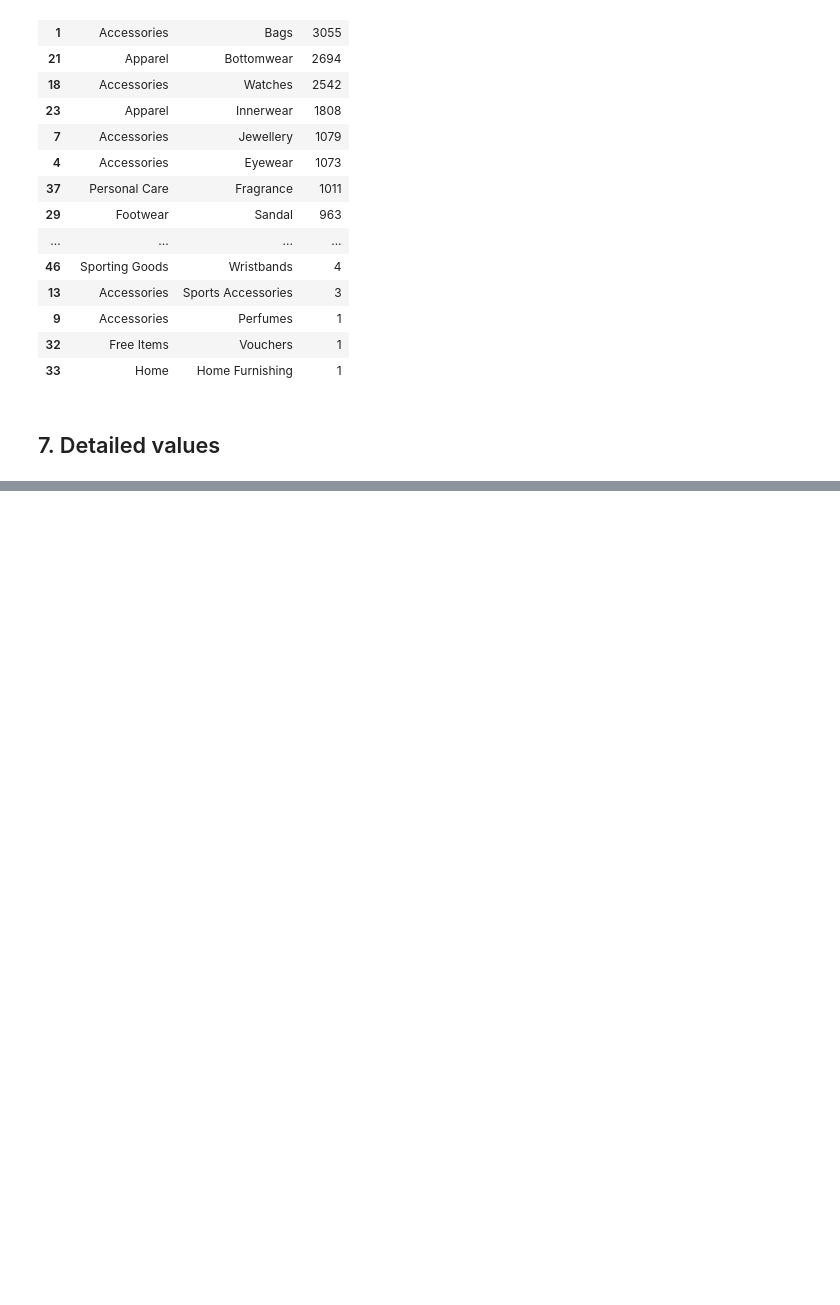
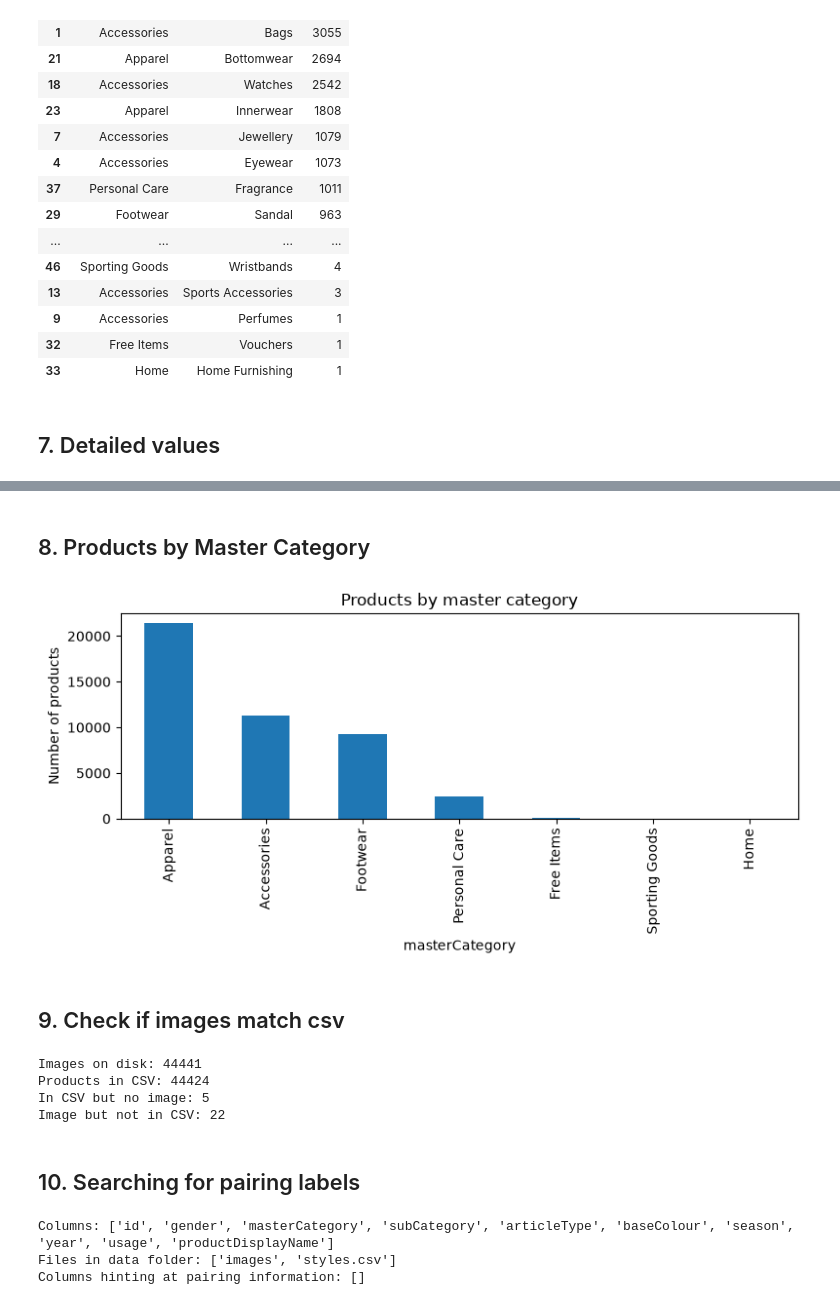
Before and after one commit to pragnika-labs/outfit-recommendation-engine, a Jupyter notebook: notebooks/01_dataset_inspection.ipynb, the cells around one changed output, grey strips where cells are left out. Drawn from its saved outputs; the diff is of its cells as text; code cells hidden in the pictures; blank space fills up the shorter version.

```diff
--- a/notebooks/01_dataset_inspection.ipynb
+++ b/notebooks/01_dataset_inspection.ipynb
@@ -114,0 +139,49 @@ cat_table
+# %% [markdown]
+## 8. Products by Master Category
+# %%
+os.makedirs('../documentation', exist_ok=True)
+
+plt.figure(figsize=(8,4))
+df['masterCategory'].value_counts().plot(kind='bar')
+
+plt.title('Products by master category')
+plt.ylabel('Number of products')
+plt.tight_layout()
+
+plt.savefig('../documentation/master_category_counts.png', dpi=150)
+plt.show()
+# %% [output]
+[figure, added]
+# %% [markdown]
+## 9. Check if images match csv
+# %%
+img_dir = '../data/images'
+img_ids = set(int(f.split('.')[0]) for f in os.listdir(img_dir)
+              if f.endswith('.jpg') and f.split('.')[0].isdigit())
+csv_ids = set(df['id'])
+
+print('Images on disk:', len(img_ids))
+print('Products in CSV:', len(csv_ids))
+print('In CSV but no image:', len(csv_ids - img_ids))
+print('Image but not in CSV:', len(img_ids - csv_ids))
+# %% [output]
+Images on disk: 44441
+Products in CSV: 44424
+In CSV but no image: 5
+Image but not in CSV: 22
+# %% [markdown]
+## 10. Searching for pairing labels
+# %%
+print('Columns:', df.columns.tolist())
+print('Files in data folder:', os.listdir('../data'))
+
+keywords = ['outfit', 'pair', 'bought', 'match', 'look', 'combo', 'group']
+hits = [
+    c for c in df.columns
+    if any(k in c.lower() for k in keywords)
+]
+print('Columns hinting at pairing information:', hits)
+# %% [output]
+Columns: ['id', 'gender', 'masterCategory', 'subCategory', 'articleType', 'baseColour', 'season', 'year', 'usage', 'productDisplayName']
+Files in data folder: ['images', 'styles.csv']
+Columns hinting at pairing information: []
```
Also changed, not shown: parts of 8 cells of this notebook, 2 other files.
